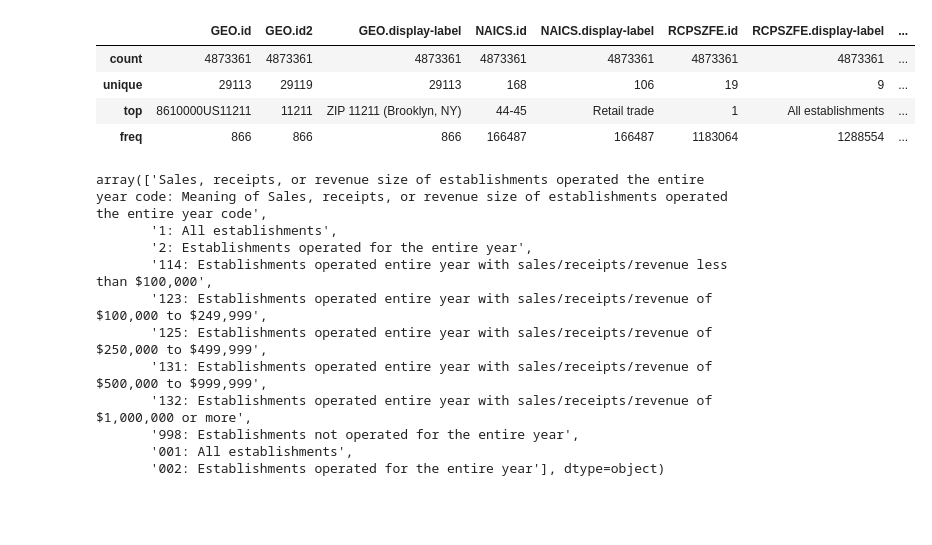
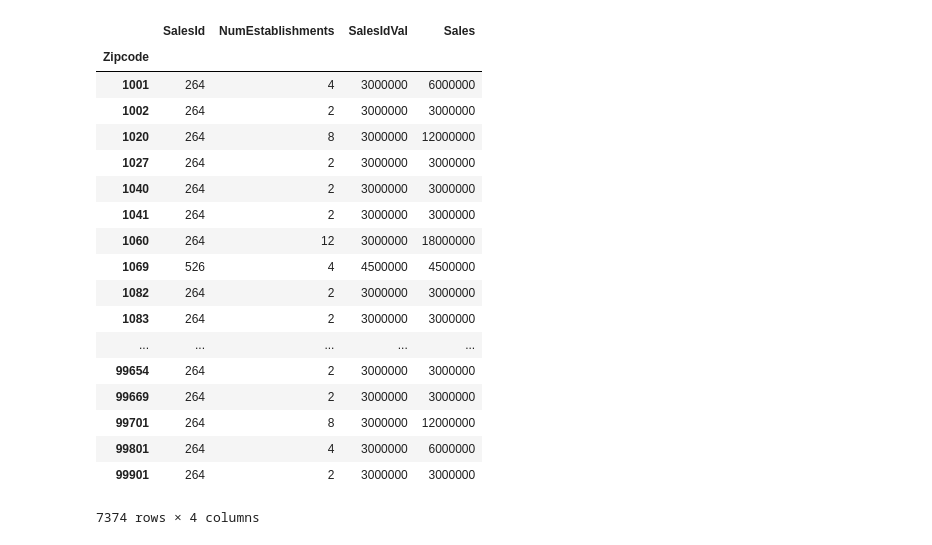
Before and after one commit to Datathon2020/Analysis, a Jupyter notebook: model.ipynb, the cells around one changed output. Saved outputs shown, nothing was run; the diff lists cells and outputs as text; code cells hidden in the pictures; blank space fills up the shorter version.

Commit message:
Implement sales aggregation and model fitting

```diff
--- a/model.ipynb
+++ b/model.ipynb
@@ -25,0 +72,6 @@ dtype: object
+# %%
+sales_data = sales_data[sales_data["Industry"] == "New car dealers"]
+# %%
+sales_data["SalesIdVal"] = sales_data["SalesId"].apply(map_to_numeric)
+
+sales_data["Sales"] = sales_data["SalesIdVal"] * sales_data["NumEstablishments"]
@@ -26,23 +89,26 @@ dtype: object
+# %%
+sales_data = sales_data[sales_data["Sales"] > 0]
+# %%
+sales_data = sales_data.groupby(["Zipcode"]).sum()
 # %%
-sales_data.describe()
+sales_data
 # %% [output]
-|  | GEO.id | GEO.id2 | GEO.display-label | NAICS.id | NAICS.display-label | RCPSZFE.id | RCPSZFE.display-label | ... |
-| count | 4873361 | 4873361 | 4873361 | 4873361 | 4873361 | 4873361 | 4873361 | ... |
-| unique | 29113 | 29119 | 29113 | 168 | 106 | 19 | 9 | ... |
-| top | 8610000US11211 | 11211 | ZIP 11211 (Brooklyn, NY) | 44-45 | Retail trade | 1 | All establishments | ... |
-| freq | 866 | 866 | 866 | 166487 | 166487 | 1183064 | 1288554 | ... |
+|  | SalesId | NumEstablishments | SalesIdVal | Sales |
+| Zipcode |  |  |  |  |
+| 1001 | 264 | 4 | 3000000 | 6000000 |
+| 1002 | 264 | 2 | 3000000 | 3000000 |
+| 1020 | 264 | 8 | 3000000 | 12000000 |
+| 1027 | 264 | 2 | 3000000 | 3000000 |
+| 1040 | 264 | 2 | 3000000 | 3000000 |
+| 1041 | 264 | 2 | 3000000 | 3000000 |
+| 1060 | 264 | 12 | 3000000 | 18000000 |
+| 1069 | 526 | 4 | 4500000 | 4500000 |
+| 1082 | 264 | 2 | 3000000 | 3000000 |
+| 1083 | 264 | 2 | 3000000 | 3000000 |
+| ... | ... | ... | ... | ... |
+| 99654 | 264 | 2 | 3000000 | 3000000 |
+| 99669 | 264 | 2 | 3000000 | 3000000 |
+| 99701 | 264 | 8 | 3000000 | 12000000 |
+| 99801 | 264 | 4 | 3000000 | 6000000 |
+| 99901 | 264 | 2 | 3000000 | 3000000 |
+7374 rows × 4 columns
-# %%
-unique_sales = (sales_data["RCPSZFE.id"].astype(str) + ": " + sales_data["RCPSZFE.display-label"].astype(str)).unique()
-unique_sales
-# %% [output]
-array(['Sales, receipts, or revenue size of establishments operated the entire year code: Meaning of Sales, receipts, or revenue size of establishments operated the entire year code',
-       '1: All establishments',
-       '2: Establishments operated for the entire year',
-       '114: Establishments operated entire year with sales/receipts/revenue less than $100,000',
-       '123: Establishments operated entire year with sales/receipts/revenue of $100,000 to $249,999',
-       '125: Establishments operated entire year with sales/receipts/revenue of $250,000 to $499,999',
-       '131: Establishments operated entire year with sales/receipts/revenue of $500,000 to $999,999',
-       '132: Establishments operated entire year with sales/receipts/revenue of $1,000,000 or more',
-       '998: Establishments not operated for the entire year',
-       '001: All establishments',
-       '002: Establishments operated for the entire year'], dtype=object)
```
Also changed, not shown: parts of 13 cells of this notebook.
